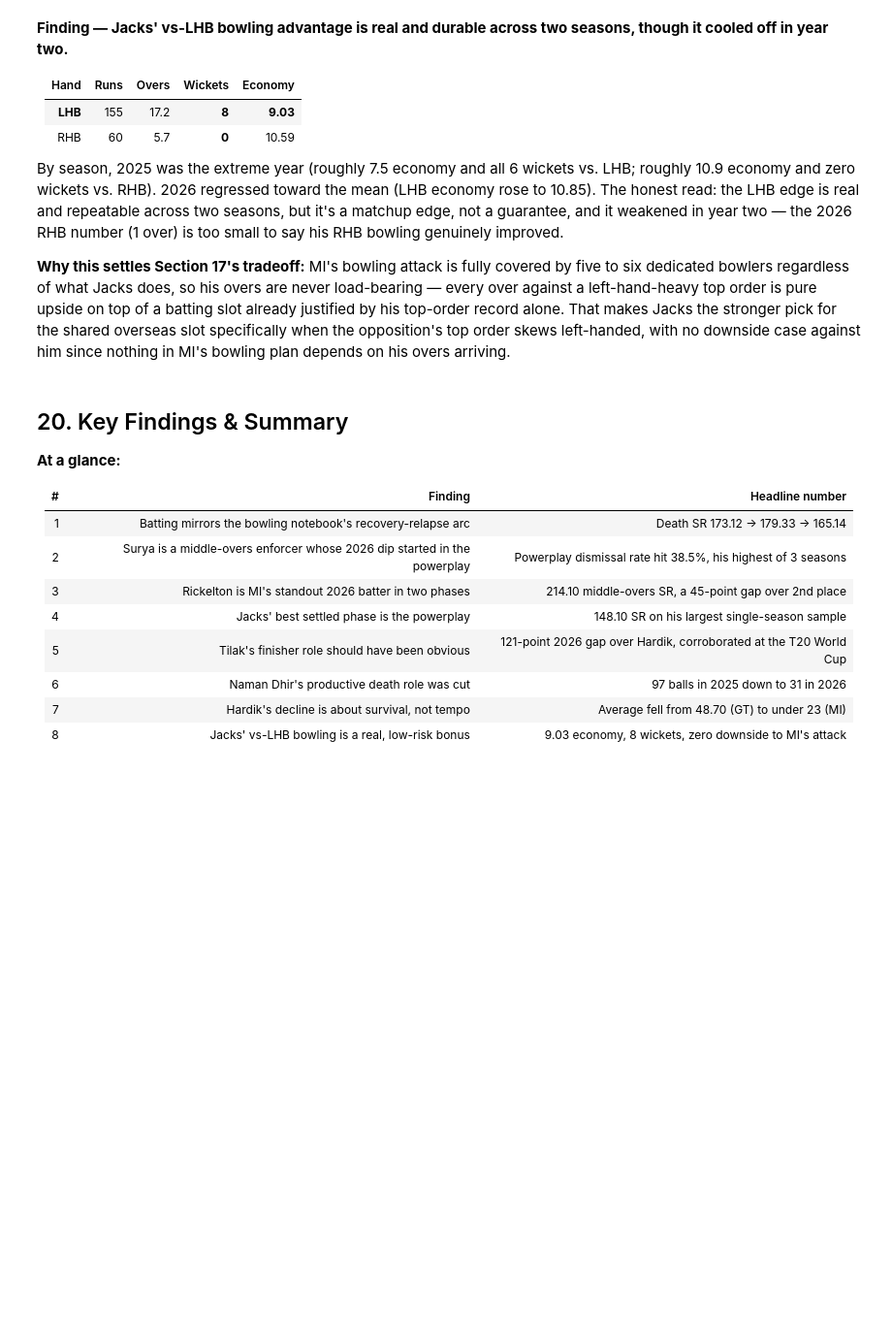
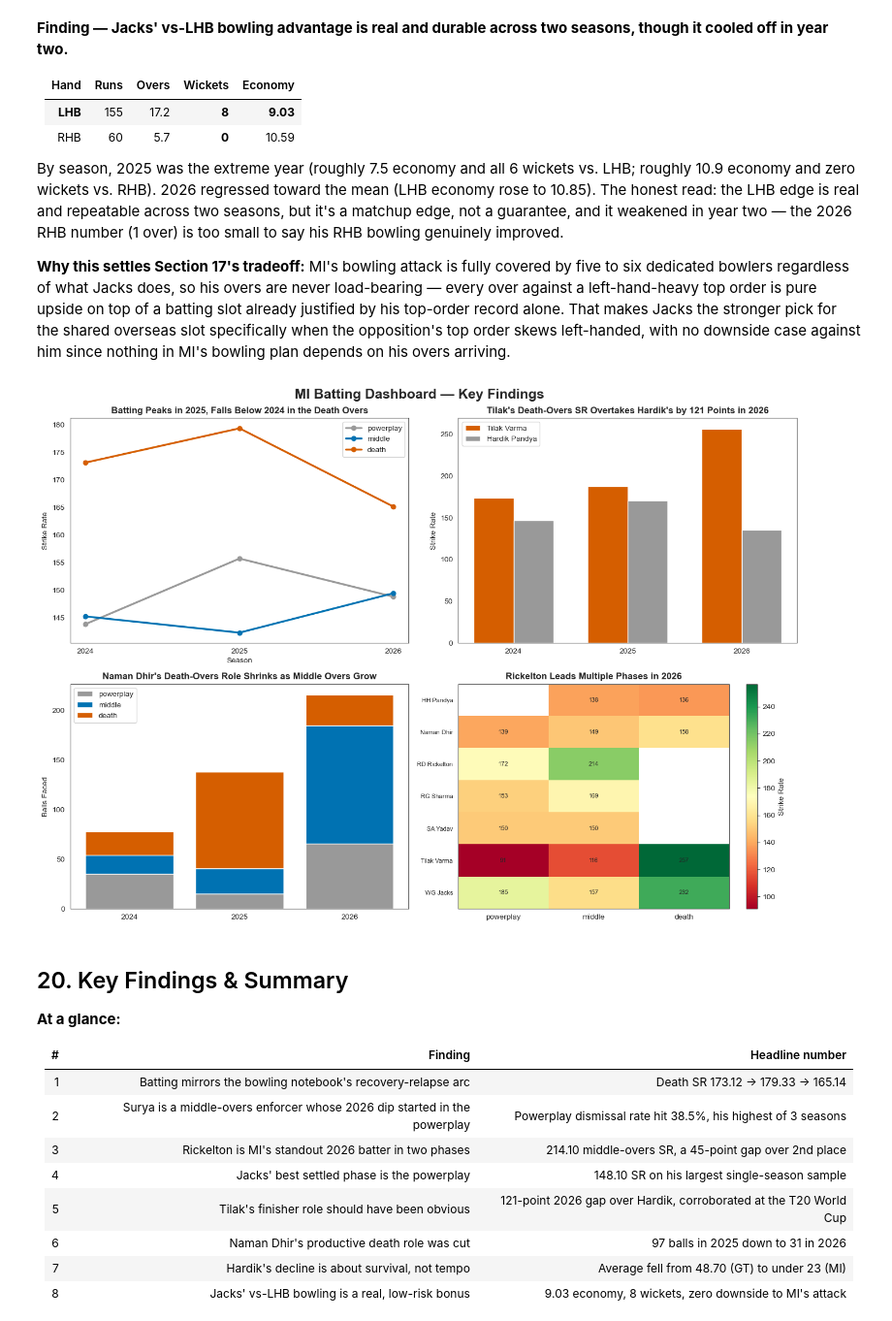
Before and after one commit to aarshdesai-ds/mi-2024-2026-case-study, a Jupyter notebook: notebooks/Batting_Analysis.ipynb, the cells around one changed output. Shown at 97% size. Cells and saved outputs as stored; diff of their text form; code cells hidden in the pictures; blank space fills up the shorter version.

```diff
--- a/notebooks/Batting_Analysis.ipynb
+++ b/notebooks/Batting_Analysis.ipynb
@@ -35,7 +35,7 @@ GREEN = "#009E73"     # bluish-green — for any chart needing a 3rd distinct hu
 
 Two source files: per-delivery ball-by-ball data, and per-match metadata (teams, dates, venue, result). The match metadata needs a `season` column derived from the match date before it can be filtered.
 # %%
-ball_data = pd.read_csv("data/Ball_By_Ball_Match_Data.csv")
+ball_data = pd.read_csv("../data/Ball_By_Ball_Match_Data.csv")
 ball_data.info()
 # %% [output]
 <class 'pandas.core.frame.DataFrame'>
@@ -56,7 +56,7 @@ Data columns (total 16 columns):
 dtypes: int64(8), object(8)
 memory usage: 36.1+ MB
 # %%
-match_data = pd.read_csv("data/Match_Info.csv")
+match_data = pd.read_csv("../data/Match_Info.csv")
 match_data.head(10)
 # %% [output]
 |  | match_number | team1 | team2 | match_date | toss_winner | toss_decision | result | eliminator | winner | ... |
@@ -1285,6 +1285,63 @@ plt.show()
 By season, 2025 was the extreme year (roughly 7.5 economy and all 6 wickets vs. LHB; roughly 10.9 economy and zero wickets vs. RHB). 2026 regressed toward the mean (LHB economy rose to 10.85). The honest read: the LHB edge is real and repeatable across two seasons, but it's a matchup edge, not a guarantee, and it weakened in year two — the 2026 RHB number (1 over) is too small to say his RHB bowling genuinely improved.
 
 **Why this settles Section 17's tradeoff:** MI's bowling attack is fully covered by five to six dedicated bowlers regardless of what Jacks does, so his overs are never load-bearing — every over against a left-hand-heavy top order is pure upside on top of a batting slot already justified by his top-order record alone. That makes Jacks the stronger pick for the shared overseas slot specifically when the opposition's top order skews left-handed, with no downside case against him since nothing in MI's bowling plan depends on his overs arriving.
+# %%
+fig, axes = plt.subplots(2, 2, figsize=(14, 10))
+fig.suptitle("MI Batting Dashboard — Key Findings", fontsize=18, fontweight='bold')
+
+# ── Top-left: recovery/relapse line chart ──
+ax = axes[0, 0]
+for phase, color in zip(['powerplay', 'middle', 'death'], [GRAY, BLUE, ACCENT]):
+    sub = batting_split[batting_split['phase'] == phase].sort_values('season')
+    ax.plot(sub['season'], sub['strike_rate'], marker='o', linewidth=2.5, color=color, label=phase)
+ax.set_title("Batting Peaks in 2025, Falls Below 2024 in the Death Overs", fontsize=12, fontweight='bold')
+ax.set_xlabel("Season"); ax.set_ylabel("Strike Rate")
+ax.legend(); ax.set_xticks([2024, 2025, 2026])
+
+# ── Top-right: Tilak vs Hardik grouped bar ──
+ax = axes[0, 1]
+seasons = ['2024', '2025', '2026']
+tilak_vals = finisher_death[finisher_death['Batter'] == 'Tilak Varma'].sort_values('season')['strike_rate'].values
+hardik_vals = finisher_death[finisher_death['Batter'] == 'HH Pandya'].sort_values('season')['strike_rate'].values
+x = np.arange(len(seasons)); width = 0.35
+ax.bar(x - width/2, tilak_vals, width, label='Tilak Varma', color=ACCENT)
+ax.bar(x + width/2, hardik_vals, width, label='Hardik Pandya', color=GRAY)
+ax.set_xticks(x); ax.set_xticklabels(seasons)
+ax.set_title("Tilak's Death-Overs SR Overtakes Hardik's by 121 Points in 2026", fontsize=12, fontweight='bold')
+ax.set_ylabel("Strike Rate"); ax.legend()
+
+# ── Bottom-left: Naman Dhir workload shift, stacked bar ──
+ax = axes[1, 0]
+pivot = naman_numbers.pivot(index='season', columns='phase', values='balls_faced').fillna(0)
+bottom = [0] * len(pivot)
+for phase, color in zip(['powerplay', 'middle', 'death'], [GRAY, BLUE, ACCENT]):
+    if phase in pivot.columns:
+        ax.bar(pivot.index.astype(str), pivot[phase], bottom=bottom, color=color, label=phase)
+        bottom = [b + v for b, v in zip(bottom, pivot[phase])]
+ax.set_title("Naman Dhir's Death-Overs Role Shrinks as Middle Overs Grow", fontsize=12, fontweight='bold')
+ax.set_ylabel("Balls Faced"); ax.legend()
+
+# ── Bottom-right: 2026 batter x phase strike-rate heatmap ──
+ax = axes[1, 1]
+key_batters = ['RD Rickelton', 'Tilak Varma', 'Naman Dhir', 'RG Sharma', 'SA Yadav', 'WG Jacks','HH Pandya']
+sub = batter_split[(batter_split['season'] == 2026) & (batter_split['Batter'].isin(key_batters)) & (batter_split['balls_faced'] >= 15)]
+pivot2 = sub.pivot(index='Batter', columns='phase', values='strike_rate')
+im = ax.imshow(pivot2.values, cmap='RdYlGn', aspect='auto')
+ax.set_xticks(range(len(pivot2.columns))); ax.set_xticklabels(pivot2.columns)
+ax.set_yticks(range(len(pivot2.index))); ax.set_yticklabels(pivot2.index, fontsize=8)
+for i in range(len(pivot2.index)):
+    for j in range(len(pivot2.columns)):
+        val = pivot2.values[i, j]
+        if not pd.isna(val):
+            ax.text(j, i, f'{val:.0f}', ha='center', va='center', fontsize=8)
+ax.set_title("Rickelton Leads Multiple Phases in 2026", fontsize=12, fontweight='bold')
+plt.colorbar(im, ax=ax, label='Strike Rate')
+
+plt.tight_layout()
+plt.savefig("../dashboard_data/batting_dashboard_2x2.png", dpi=200, bbox_inches='tight')
+plt.show()
+# %% [output]
+[figure, added]
 # %% [markdown]
 ## 20. Key Findings & Summary
 
```
Also changed, not shown: parts of 35 cells of this notebook, 1 other file.
